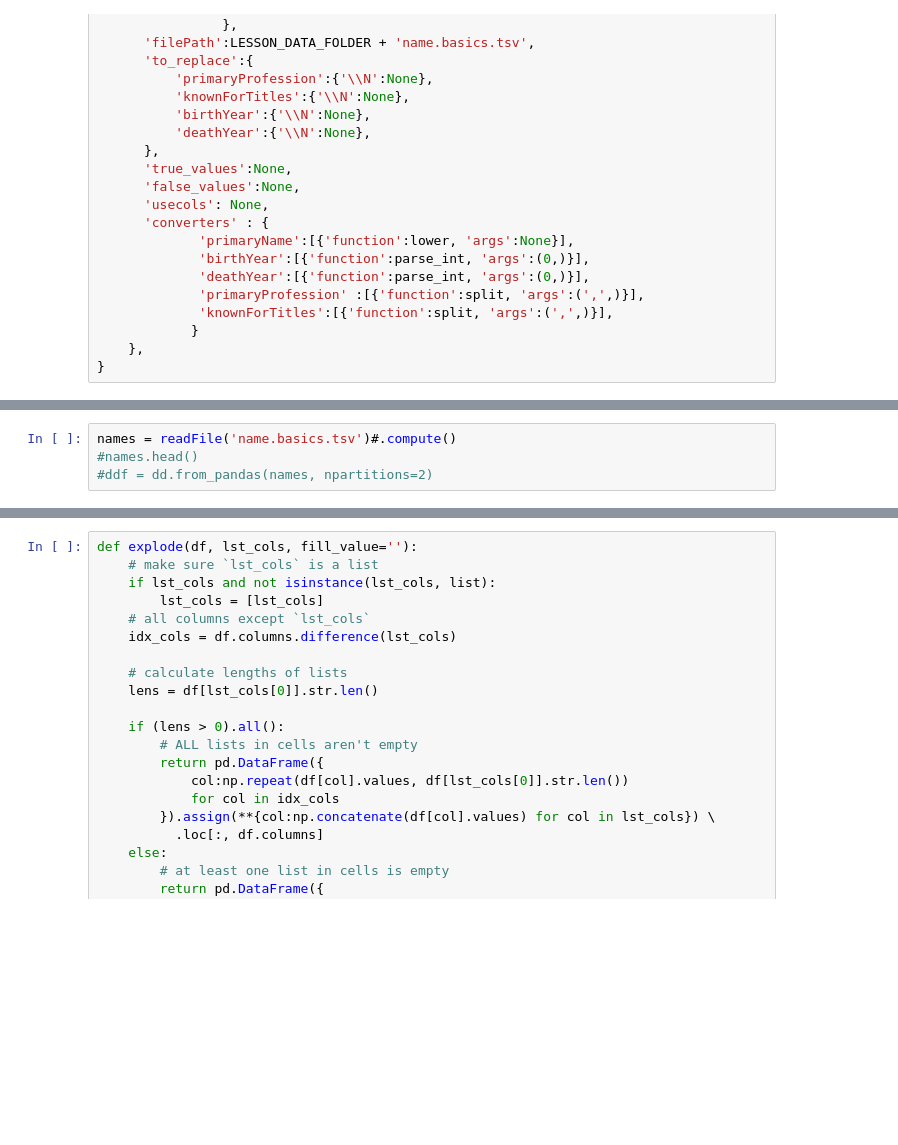
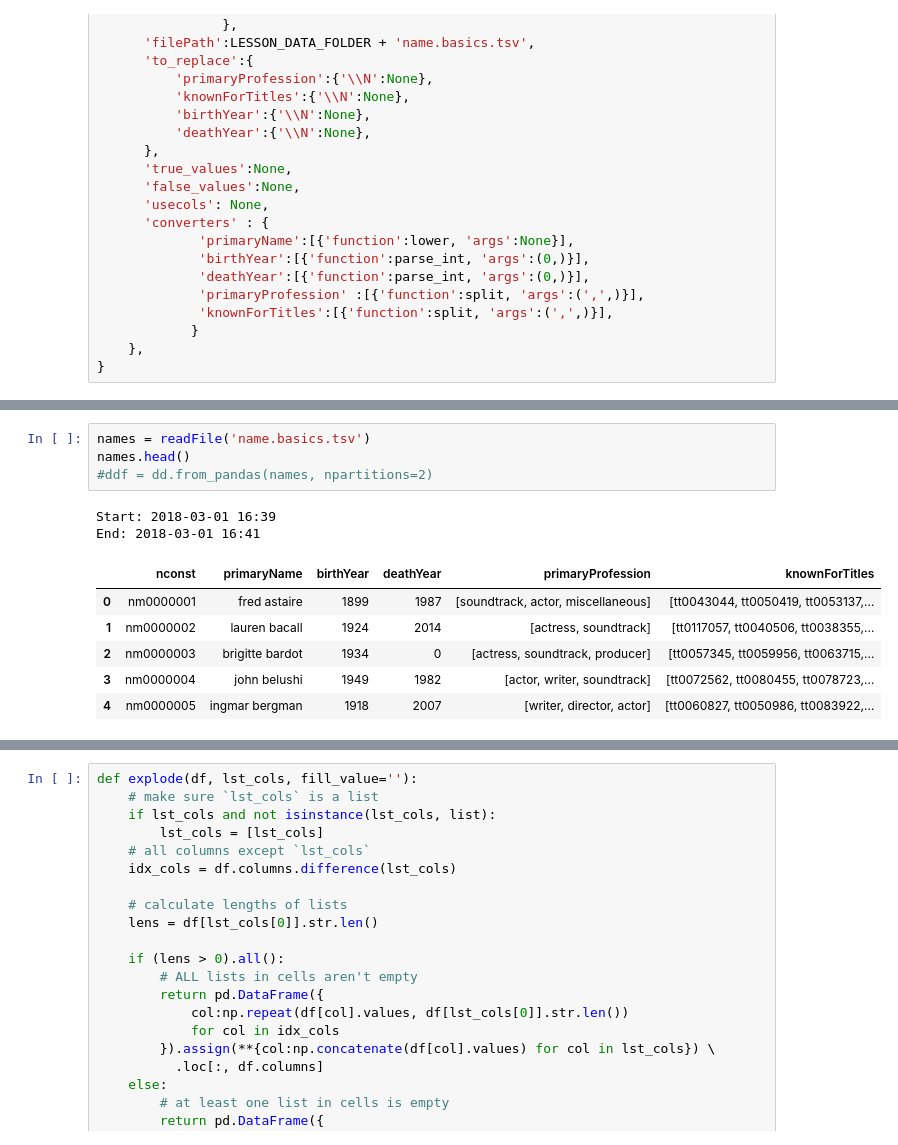
Before and after one commit to nsankabathula/imdb-chatbot, a Jupyter notebook: src/python/imdb.ipynb, the cells around one changed output, grey strips where cells are left out. Cells and saved outputs as stored; diff of their text form; blank space fills up the shorter version.

```diff
--- a/src/python/imdb.ipynb
+++ b/src/python/imdb.ipynb
@@ -274,8 +302,17 @@ def readFile(file, nrows=None ):
     return df
 # %%
-names = readFile('name.basics.tsv')#.compute()
-#names.head()
+names = readFile('name.basics.tsv')
+names.head()
 #ddf = dd.from_pandas(names, npartitions=2)
+# %% [output]
+Start: 2018-03-01 16:39
+End: 2018-03-01 16:41
+|  | nconst | primaryName | birthYear | deathYear | primaryProfession | knownForTitles |
+| 0 | nm0000001 | fred astaire | 1899 | 1987 | [soundtrack, actor, miscellaneous] | [tt0043044, tt0050419, tt0053137,... |
+| 1 | nm0000002 | lauren bacall | 1924 | 2014 | [actress, soundtrack] | [tt0117057, tt0040506, tt0038355,... |
+| 2 | nm0000003 | brigitte bardot | 1934 | 0 | [actress, soundtrack, producer] | [tt0057345, tt0059956, tt0063715,... |
+| 3 | nm0000004 | john belushi | 1949 | 1982 | [actor, writer, soundtrack] | [tt0072562, tt0080455, tt0078723,... |
+| 4 | nm0000005 | ingmar bergman | 1918 | 2007 | [writer, director, actor] | [tt0060827, tt0050986, tt0083922,... |
 # %%
 names.info()
 # %% [output]
```
Also changed, not shown: parts of 21 cells of this notebook, 1 other file.
